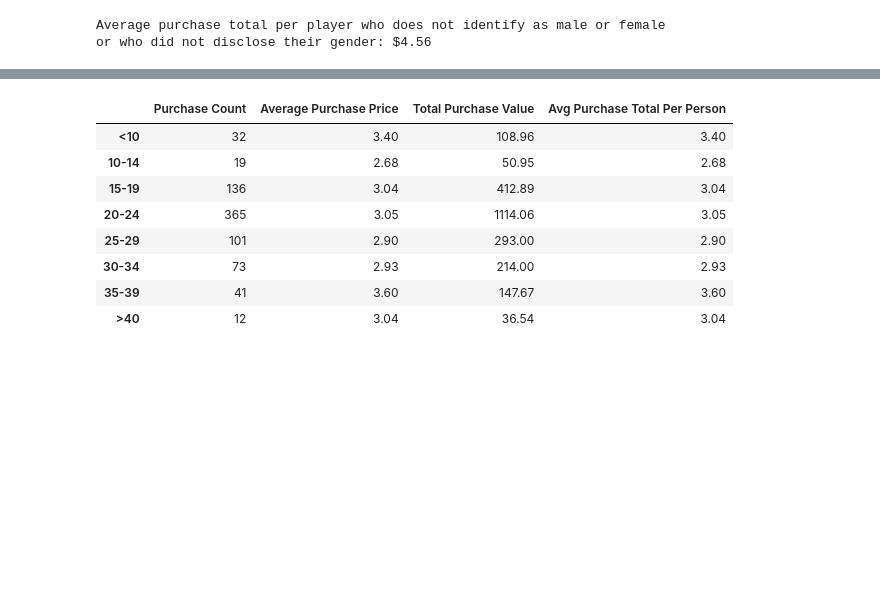
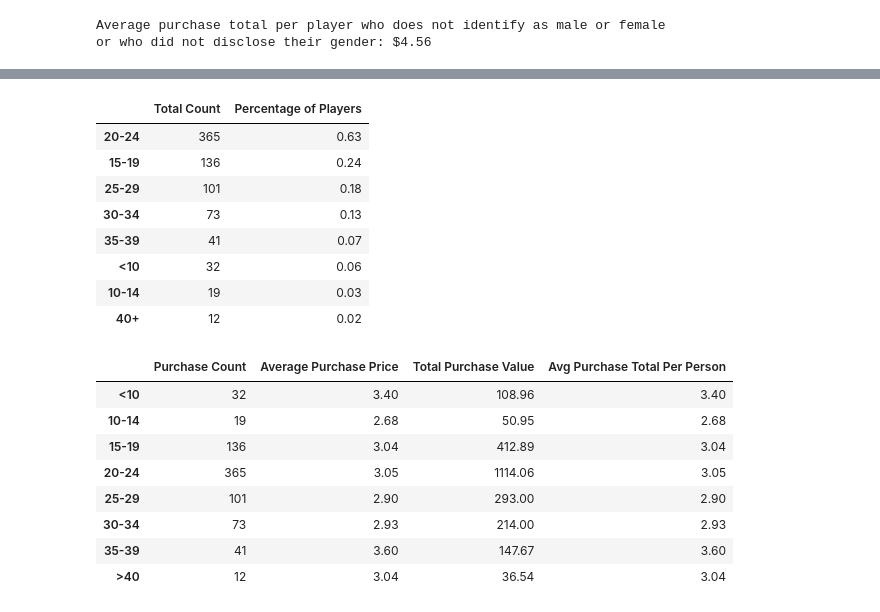
Before and after one commit to papadiscobravo/pandas-challenge, a Jupyter notebook: HerosOfPymoli/HeroesOfPymoli.ipynb, the cells around one changed output, grey strips where cells are left out. Saved outputs shown, nothing was run; the diff lists cells and outputs as text; code cells hidden in the pictures; blank space fills up the shorter version.

Commit message:
now formatting data tables per the instructions

```diff
--- a/HerosOfPymoli/HeroesOfPymoli.ipynb
+++ b/HerosOfPymoli/HeroesOfPymoli.ipynb
@@ -263,16 +307,13 @@ or who did not disclose their gender: $4.56
 #    d. avg purchase total per person by age group
 # (This must use purchaseData_df.)
 
+# This defines bins by age:
+bins = [0, 10, 14, 19, 24, 29, 34, 39, 44]
+groupNames = ["<10", "10-14", "15-19", "20-24", "25-29", "30-34", "35-39", "40+"]
 
 # This will add a new column to purchaseData_df classifying each player into an age range:
-# bins = [0, 10, 14, 19, 24, 29, 34, 39, 44]
-# group_names = ["<10", "10-14", "15-19", "20-24", "25-29", "30-34", "35-39", ">40"]
-# purchaseData_df["Age_Range"] = pd.cut(purchaseData_df["Age"], bins, labels=group_names, include_lowest=True)
-# purchaseData_df
+purchaseData_df["AgeRange"] = pd.cut(purchaseData_df["Age"], bins, labels=groupNames, include_lowest=True)
 
-bins = [0, 10, 14, 19, 24, 29, 34, 39, 44]
-groupNames = ["<10", "10-14", "15-19", "20-24", "25-29", "30-34", "35-39", ">40"]
-#This will add a new column to purchaseData_df
-purchaseData_df["Total_Age"] = pd.cut(purchaseData_df["Age"], bins, labels=groupNames, include_lowest=True)
-ageTotal = purchaseData_df["Total_Age"].value_counts()
-# ageTotal
+# This gets the total count in each age range:
+ageRangeTotal = purchaseData_df["AgeRange"].value_counts()
+# ageRangeTotal.head(8)
@@ -279,3 +330,19 @@ ageTotal = purchaseData_df["Total_Age"].value_counts()
+# %%
+# calcuate what percent of the total number of players each age range represents
+ageRangeAvg = round(ageRangeTotal / PNcount, 2)
+ageDemographicSummary = pd.DataFrame({"Total Count": ageRangeTotal, "Percentage of Players": ageRangeAvg})
+
+ageDemographicSummary
+# %% [output]
+|  | Total Count | Percentage of Players |
+| 20-24 | 365 | 0.63 |
+| 15-19 | 136 | 0.24 |
+| 25-29 | 101 | 0.18 |
+| 30-34 | 73 | 0.13 |
+| 35-39 | 41 | 0.07 |
+| <10 | 32 | 0.06 |
+| 10-14 | 19 | 0.03 |
+| 40+ | 12 | 0.02 |
 # %%
 #    a. purchase count
 agePurchaseCounts = purchaseData_df.groupby(["Total_Age"]).count()["Price"].rename("Purchase Count")
```
Also changed, not shown: parts of 28 cells of this notebook.
